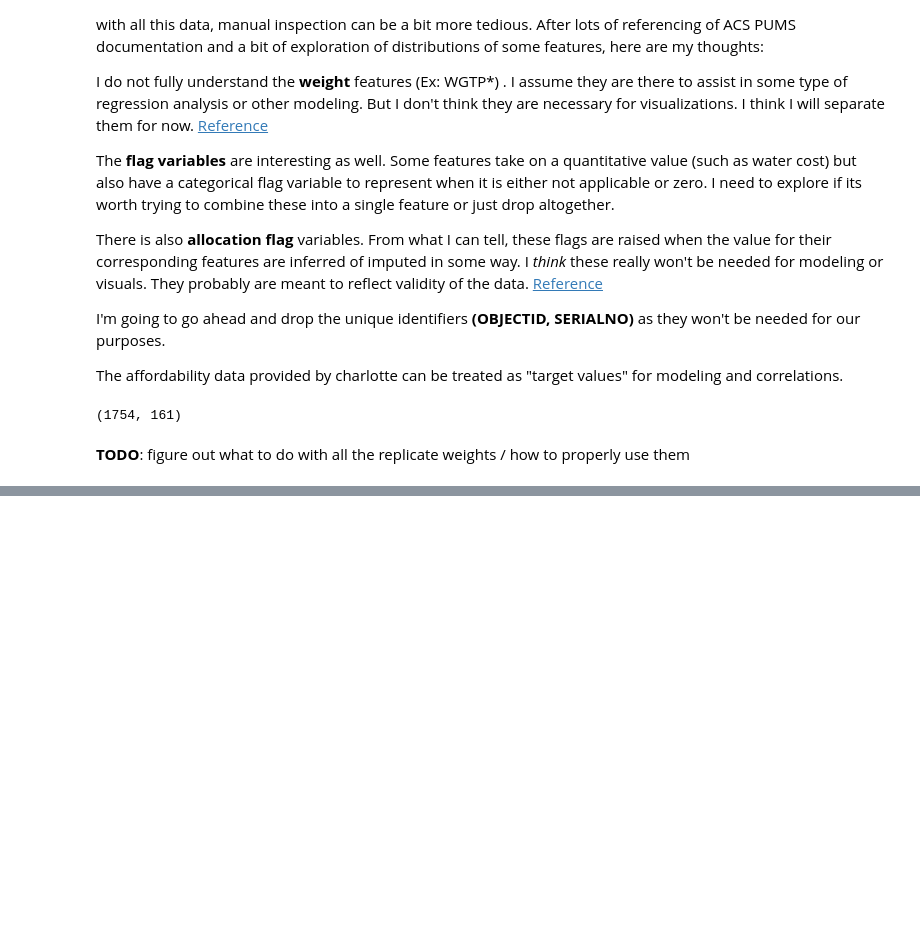
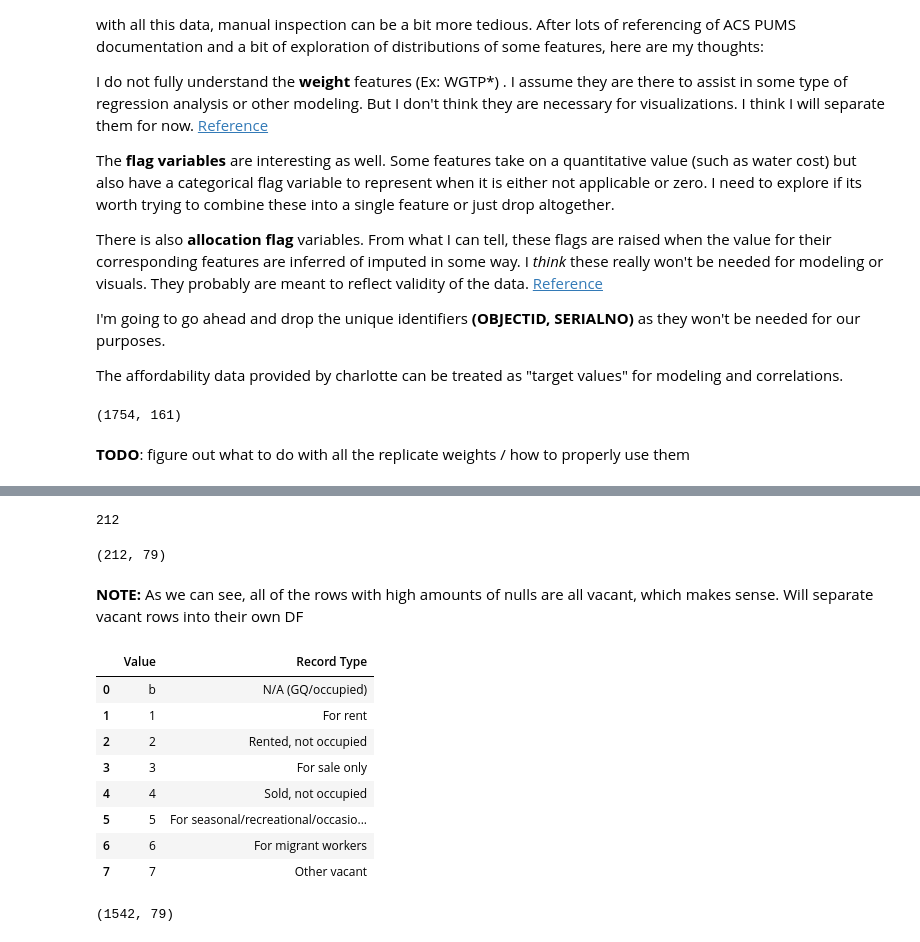
Before and after one commit to ITCS4122VISUALANALYTICS/Charlotte_Housing, a Jupyter notebook: exporation_and_cleaning.ipynb, the cells around one changed output, grey strips where cells are left out. Saved outputs shown, nothing was run; the diff lists cells and outputs as text; code cells hidden in the pictures; blank space fills up the shorter version.

Commit message:
Finished up cleaning, exported cleaned CSV

```diff
--- a/exporation_and_cleaning.ipynb
+++ b/exporation_and_cleaning.ipynb
@@ -215,0 +245,22 @@ df_cleaned.shape
+# %%
+high_nulls_df.VACS.value_counts().sum()
+# %% [output]
+212
+# %%
+high_nulls_df.shape
+# %% [output]
+(212, 79)
+# %% [markdown]
+**NOTE:** As we can see, all of the rows with high amounts of nulls are all vacant, which makes sense. Will separate vacant rows into their own DF
+# %%
+lookup_values('VACS')
+# %% [output]
+|  | Value | Record Type |
+| 0 | b | N/A (GQ/occupied) |
+| 1 | 1 | For rent |
+| 2 | 2 | Rented, not occupied |
+| 3 | 3 | For sale only |
+| 4 | 4 | Sold, not occupied |
+| 5 | 5 | For seasonal/recreational/occasio... |
+| 6 | 6 | For migrant workers |
+| 7 | 7 | Other vacant |
@@ -215,0 +271,4 @@ df_cleaned.shape
+# %%
+df_cleaned.shape
+# %% [output]
+(1542, 79)
```
Also changed, not shown: parts of 18 cells of this notebook, 1 other file.
